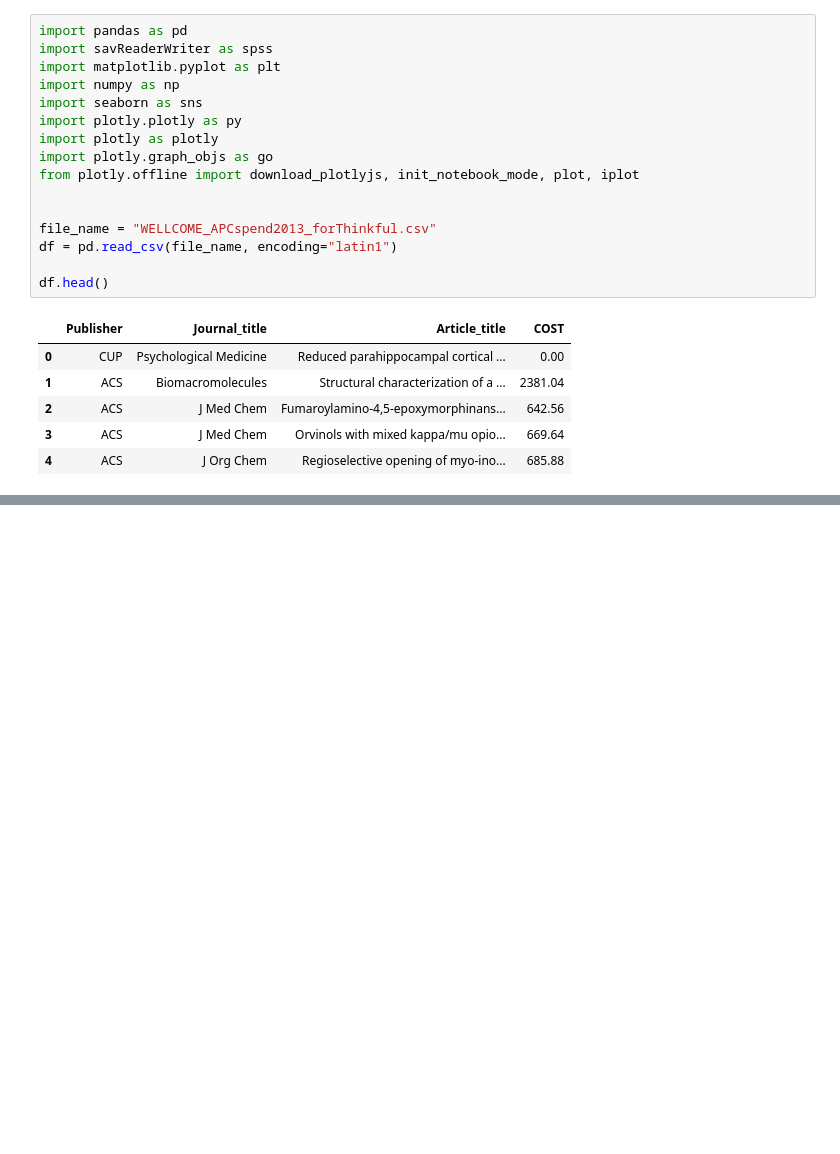
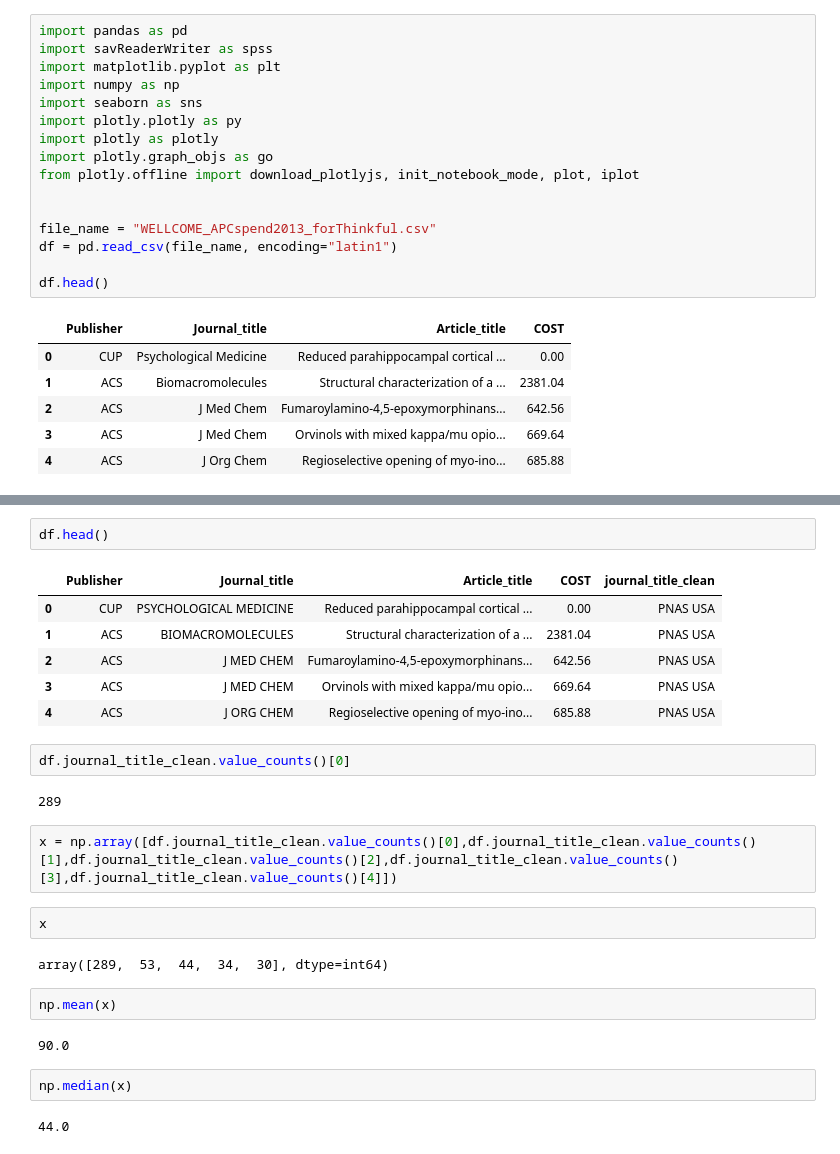
Before and after one commit to awyeh64/jupyter-sharing, a Jupyter notebook: Unit 1 Lesson 3 Project 6 Challenge Data cleaning and validation.ipynb, the cells around one changed output, grey strips where cells are left out. Cells and saved outputs as stored; diff of their text form; blank space fills up the shorter version.

```diff
--- a/Unit 1 Lesson 3 Project 6 Challenge Data cleaning and validation.ipynb
+++ b/Unit 1 Lesson 3 Project 6 Challenge Data cleaning and validation.ipynb
@@ -79 +145,28 @@ array(['PSYCHOLOGICAL MEDICINE', 'BIOMACROMOLECULES', 'J MED CHEM',
        'JOURNAL OF ACQUIRED IMMUNE DEFICIENCY SYNDROMES'], dtype=object)
+# %%
+df.head()
+# %% [output]
+|  | Publisher | Journal_title | Article_title | COST | journal_title_clean |
+| 0 | CUP | PSYCHOLOGICAL MEDICINE | Reduced parahippocampal cortical ... | 0.00 | PNAS USA |
+| 1 | ACS | BIOMACROMOLECULES | Structural characterization of a ... | 2381.04 | PNAS USA |
+| 2 | ACS | J MED CHEM | Fumaroylamino-4,5-epoxymorphinans... | 642.56 | PNAS USA |
+| 3 | ACS | J MED CHEM | Orvinols with mixed kappa/mu opio... | 669.64 | PNAS USA |
+| 4 | ACS | J ORG CHEM | Regioselective opening of myo-ino... | 685.88 | PNAS USA |
+# %%
+df.journal_title_clean.value_counts()[0]
+# %% [output]
+289
+# %%
+x = np.array([df.journal_title_clean.value_counts()[0],df.journal_title_clean.value_counts()[1],df.journal_title_clean.value_counts()[2],df.journal_title_clean.value_counts()[3],df.journal_title_clean.value_counts()[4]])
+# %%
+x
+# %% [output]
+array([289,  53,  44,  34,  30], dtype=int64)
+# %%
+np.mean(x)
+# %% [output]
+90.0
+# %%
+np.median(x)
+# %% [output]
+44.0
```
Also changed, not shown: parts of 6 cells of this notebook.
